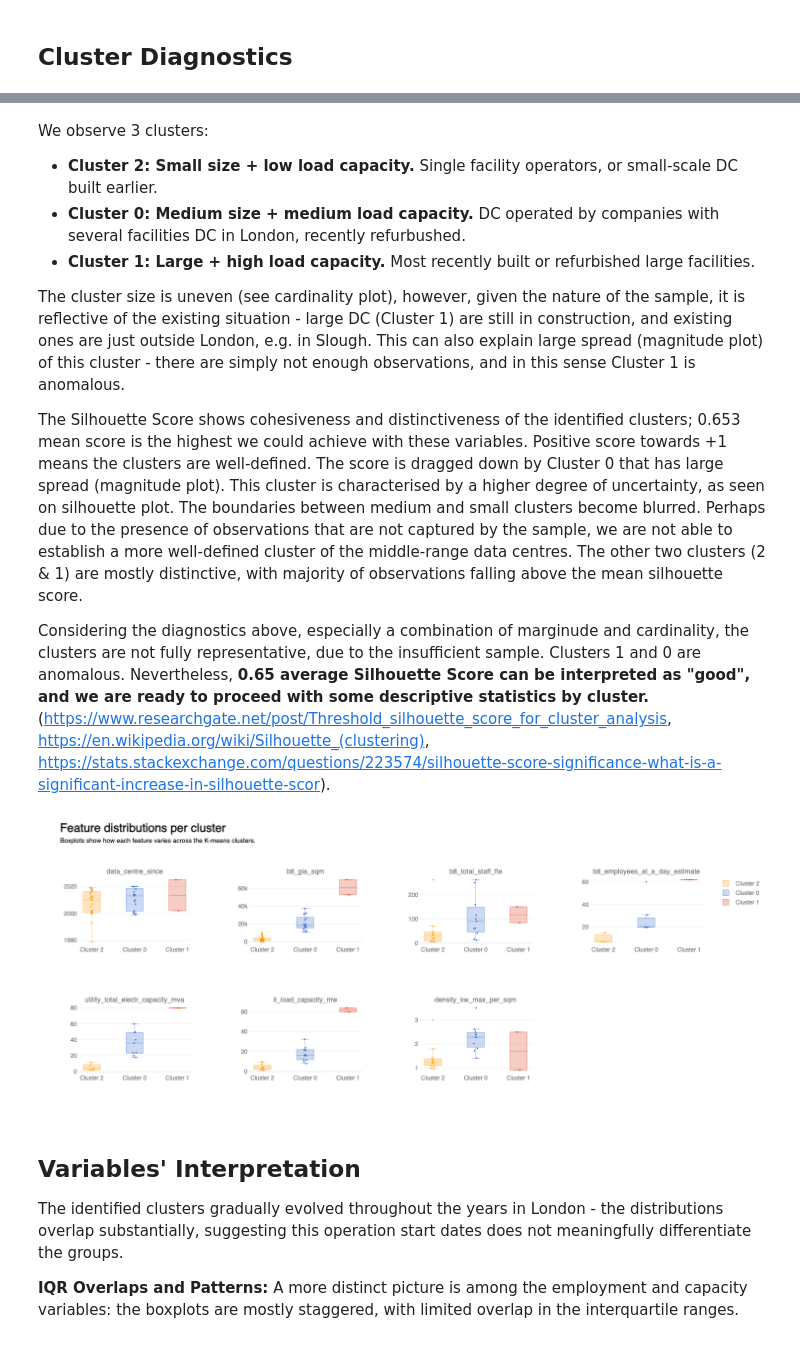
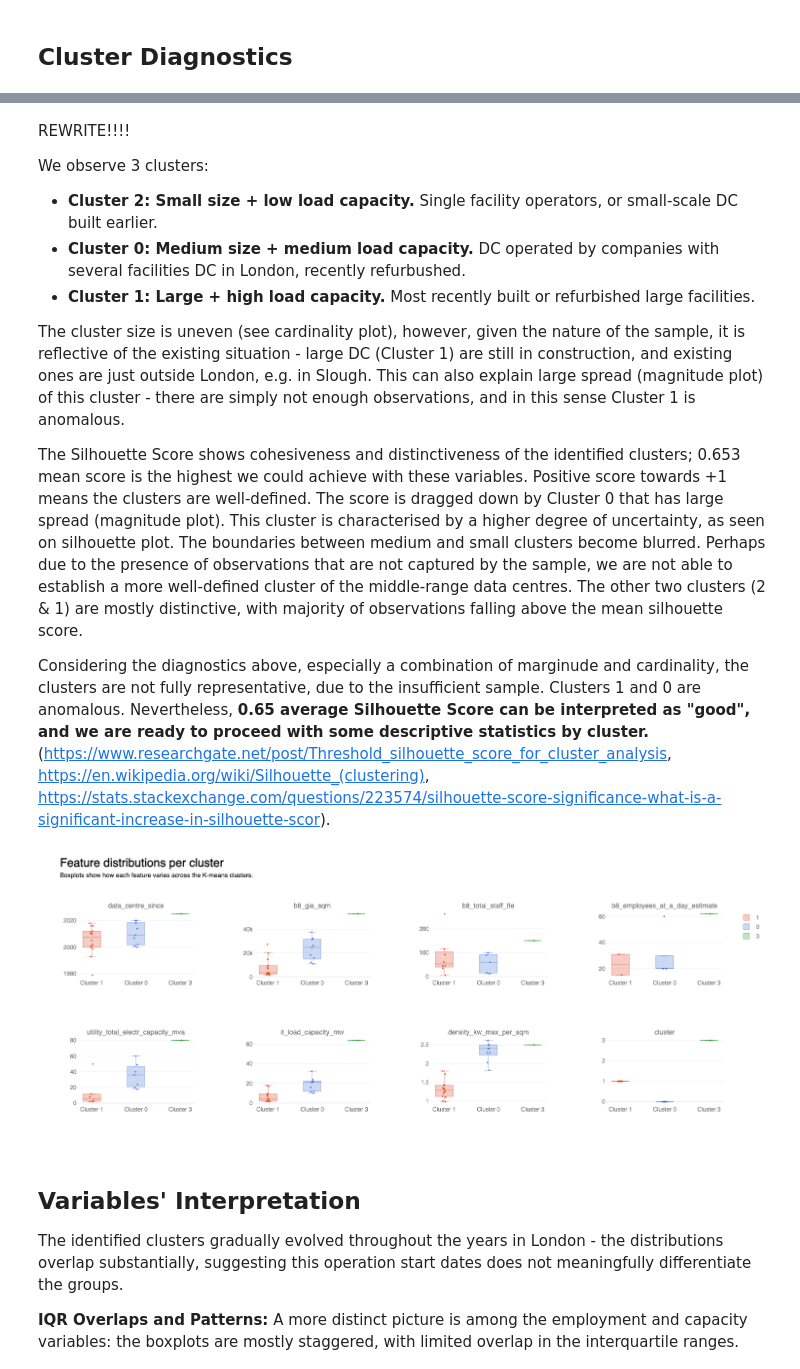
Before and after one commit to a-saveleva/casa0007_project, a Jupyter notebook: CASA0007_project.ipynb, the cells around one changed output, grey strips where cells are left out. Saved outputs shown, nothing was run; the diff lists cells and outputs as text; code cells hidden in the pictures.

```diff
--- a/CASA0007_project.ipynb
+++ b/CASA0007_project.ipynb
@@ -160,3 +555,5 @@ The dataset contains several variables that could inform clustering of DC, e.g.
 <!--
 Apart from operational, security and other differences, they can vary by GIA. Below we perform the segmentation using Jenks natural breaks. This method is appropriate for small, 1-dimentional data (GIA) with potentially unequal number of datapoints in each class, and skewed distributions (see chart below). The method optimizes for total intra-class variance, making the classes as homogeneous as possible. (hhttps://observablehq.com/@visionscarto/natural-breaks). -->
+# %%
+clustering_by = ['it_load_capacity_mw', 'density_kw_max_per_sqm'] #'density_kw_max_per_sqm',
 # %%
@@ -207,7 +608,7 @@ fig.show()
 # %% [markdown]
 ## Clustering
 # %%
-k_means_optimum = KMeans(n_clusters = 3, init = 'k-means++', random_state=42, n_init="auto")
+k_means_optimum = KMeans(n_clusters = 4, init = 'k-means++', random_state=42, n_init="auto")
 y = k_means_optimum.fit_predict(X)
 # print(y)
 
@@ -215,4 +616,4 @@ y = k_means_optimum.fit_predict(X)
 data_ldn_exstg["cluster"] = np.nan
 data_ldn_exstg.loc[data_sizes_no_na.index, "cluster"] = y
 sil_score = silhouette_score(X,y)
-# print(sil_score)
+print(sil_score)
@@ -223,8 +626,8 @@ sil_score = silhouette_score(X,y)
 # https://towardsdatascience.com/best-practices-for-visualizing-your-cluster-results-20a3baac7426/
 df_plot = data_ldn_exstg.copy()
 
-xcol = "b8_gia_sqm"
-ycol = "it_load_capacity_mw"
+xcol = "density_kw_max_per_sqm"
+ycol = clustering_by[0]
 clusters_sorted = sorted(df_plot["cluster"].dropna().unique())
 palette = px.colors.qualitative.G10
 cluster_colour_map = {cl: palette[i % len(palette)] for i, cl in enumerate(clusters_sorted)}
@@ -245,17 +648,17 @@ for i, cl in enumerate(clusters_sorted):
         ), row=1, col=1
     )
 
-# Cluster centres
-centres_scaled = k_means_optimum.cluster_centers_
-centres_unscaled = scaler.inverse_transform(centres_scaled)
+# # Cluster centres
+# centres_scaled = k_means_optimum.cluster_centers_
+# centres_unscaled = scaler.inverse_transform(centres_scaled)
 
-fig.add_trace(go.Scatter(
-    x=centres_unscaled[:, 0],y=centres_unscaled[:, 1],
-    mode="markers+text", marker=dict(size=10, symbol="diamond", color="black"),
-    text=[f"GIA:{x:,.0f}, MW:{y:,.1f}" for x, y in zip(centres_unscaled[:, 0], centres_unscaled[:, 1])],
-    textposition="top center",textfont=dict(color="black", size=10),
-    name="Cluster centres"
-))
+# fig.add_trace(go.Scatter(
+#     x=centres_unscaled[:, 0],y=centres_unscaled[:, 1],
+#     mode="markers+text", marker=dict(size=10, symbol="diamond", color="black"),
+#     text=[f"GIA:{x:,.0f}, MW:{y:,.1f}" for x, y in zip(centres_unscaled[:, 0], centres_unscaled[:, 1])],
+#     textposition="top center",textfont=dict(color="black", size=10),
+#     name="Cluster centres"
+# ))
 # # Overlay: enterprise=True (small black dot on top)
 # enterprise_mask = (df_plot["enterprise"] == True)
 # # & df_plot["cluster"].notna()
@@ -311,8 +714,8 @@ fig.update_layout(
 )
 
 fig.update_annotations(font=dict(size=14, color=labels_colour))
-fig.update_xaxes( title_text="Data centre size (GIA sqm)", row=1, col=1, title_font=dict(color=labels_colour), tickfont=dict(color=labels_colour),)
-fig.update_yaxes( title_text="IT load capacity (MW)", row=1, col=1,title_font=dict(color=labels_colour),tickfont=dict(color=labels_colour),)
+fig.update_xaxes( title_text="density_kw_max_per_sqm", row=1, col=1, title_font=dict(color=labels_colour), tickfont=dict(color=labels_colour),)
+fig.update_yaxes( title_text=clustering_by[0], row=1, col=1,title_font=dict(color=labels_colour),tickfont=dict(color=labels_colour),)
 fig.update_xaxes( title_text="Silhouette coefficient", row=1, col=2,range=[-0.2, 1.0],title_font=dict(color=labels_colour), tickfont=dict(color=labels_colour),)
 fig.update_yaxes( title_text="Observations (stacked by cluster)", row=1, col=2, title_font=dict(color=labels_colour), tickfont=dict(color=labels_colour), showgrid=False)
 fig.show()
@@ -406,4 +811,6 @@ fig.show()
 # %% [markdown]
+REWRITE!!!!
+
 We observe 3 clusters:
 
 - **Cluster 2: Small size + low load capacity.** Single facility operators, or small-scale DC built earlier.
@@ -418,11 +825,15 @@ Considering the diagnostics above, especially a combination of marginude and car
 
 <!-- https://farshadabdulazeez.medium.com/understanding-silhouette-score-in-clustering-8aedc06ce9c4 -->
 # %%
-clusters_sorted = [2, 0, 1] #redefine cluster sorting to represent order by size/capacity
+# clusters_sorted = [2, 0, 1] #redefine cluster sorting to represent order by size/capacity
+# clusters_sorted = [3, 0, 1, 2]
+# clusters_sorted = [0, 2, 4, 1, 3]
+# clusters_sorted = [3, 0, 1, 2]
+clusters_sorted = [1,0, 3]
 
 # https://towardsdatascience.com/best-practices-for-visualizing-your-cluster-results-20a3baac7426/
 df_plot = data_ldn_exstg.copy()
-cols_to_show = ["data_centre_since", "b8_gia_sqm","b8_total_staff_fte", "b8_employees_at_a_day_estimate","utility_total_electr_capacity_mva", "it_load_capacity_mw","density_kw_max_per_sqm"]
+cols_to_show = ["data_centre_since", "b8_gia_sqm","b8_total_staff_fte", "b8_employees_at_a_day_estimate","utility_total_electr_capacity_mva", "it_load_capacity_mw","density_kw_max_per_sqm", "cluster", "cluster_text"]
 features = [c for c in cols_to_show if c in df_plot.columns]
 
 ncols = 4
@@ -445,41 +856,41 @@ for idx, feature in enumerate(features):
         fig.add_trace(
             go.Box(
                 x=[f"Cluster {int(cl)}"] * len(d),y=d[feature],
-                name=f"Cluster {int(cl)}", marker=dict(color=cluster_colour_map.get(cl)),
+                name=f"{int(cl)}", marker=dict(color=cluster_colour_map.get(cl)),
                 line=dict(width=0.5, color=cluster_colour_map.get(cl)), fillcolor=make_transparent(cluster_colour_map.get(cl), alpha=0.25),
                 boxpoints="all", width=0.4 ,jitter=0.25, pointpos=0, marker_size=3, showlegend=(idx == 0),  # show legend only once
                 hovertemplate=(
                     f"{feature}<br>"
                     "Cluster: %{x}<br>"
                     "Value: %{y}<extra></extra>"
                 ),
             ),row=r, col=c
         )
 # ___________________________________________________________________________________________________________
 fig.update_layout(
     width=1300, height=300 * nrows, template="plotly_white",
     title=dict(
         text=(
             f"<span style='font-size:24px; font-weight:bold; color:{notes_colour}; display:block;'>"
             "Feature distributions per cluster"
             "</span><br>"
             f"<span style='font-size:13px; font-weight:300; color:{notes_colour}; display:block;'>"
             "Boxplots show how each feature varies across the K-means clusters."
             "</span>"
         ),
         x=0.03, xanchor="left",y=0.95, yanchor="top",
     ), margin=dict(t=120),legend=dict(font=dict(color=labels_colour)),
     boxmode="group", boxgap=0.05
 
 )
 fig.update_annotations( font=dict(size=14, color=labels_colour))
 for rr in range(1, nrows + 1):
     for cc in range(1, ncols + 1):
         fig.update_xaxes( row=rr, col=cc, tickfont=dict(color=labels_colour), title_font=dict(color=labels_colour),tickangle=0)
         fig.update_yaxes(row=rr, col=cc, tickfont=dict(color=labels_colour), title_font=dict(color=labels_colour))
 fig.show()
 # %% [output]
-[figure, old version]
+[figure, new version]
 # %% [markdown]
 ## Variables' Interpretation
 The identified clusters gradually evolved throughout the years in London - the distributions overlap substantially, suggesting this operation start dates does not meaningfully differentiate the groups.
```
Also changed, not shown: parts of 71 cells of this notebook, 6 other files.
